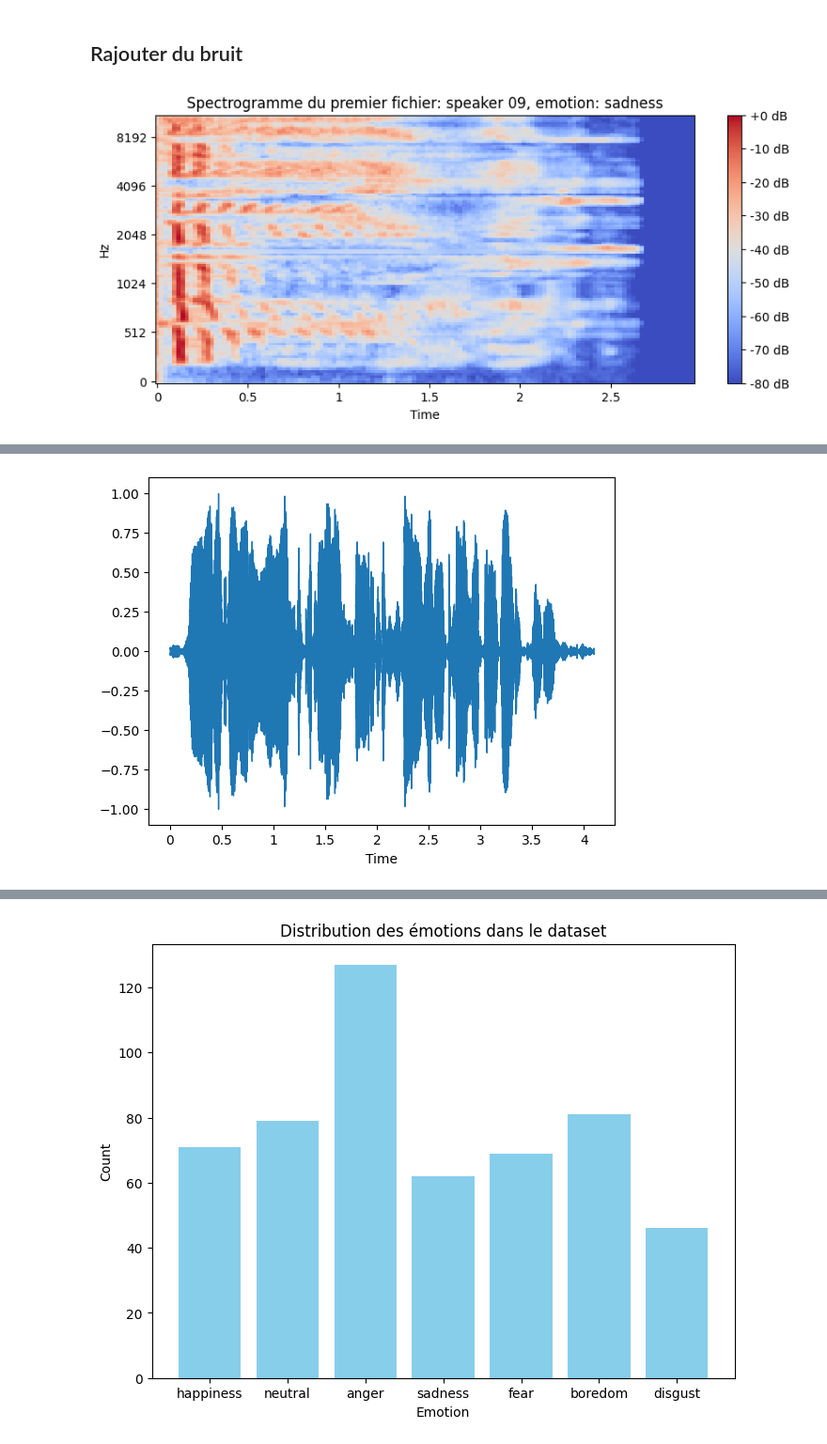
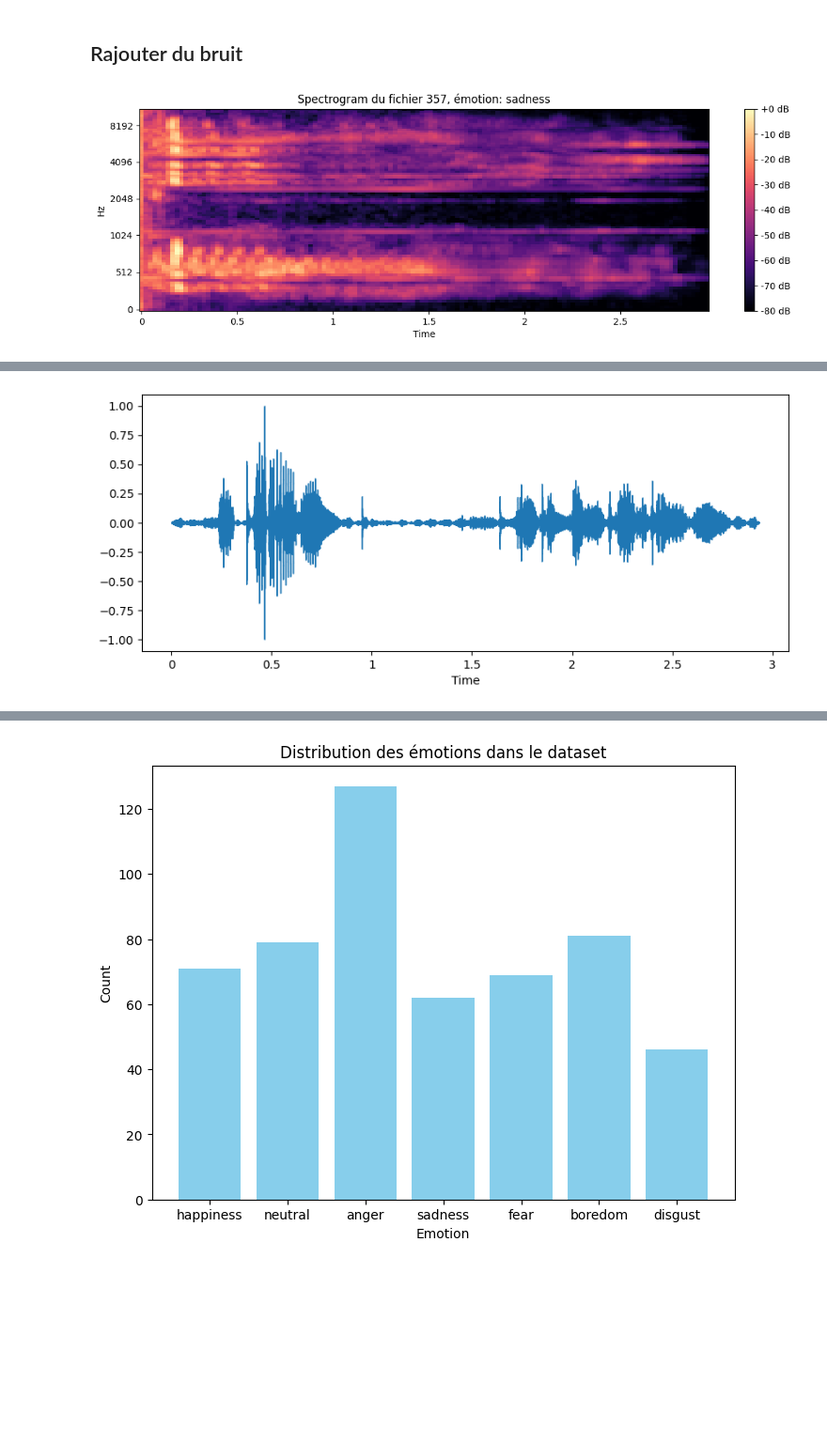
Before and after one commit to suprawall/SpeechRecognition, a Jupyter notebook: 2024_2025_DL_spectro.ipynb, the cells around one changed output, grey strips where cells are left out. Shown at 94% size. Cells and saved outputs as stored; diff of their text form; code cells hidden in the pictures; blank space fills up the shorter version.

```diff
--- a/2024_2025_DL_spectro.ipynb
+++ b/2024_2025_DL_spectro.ipynb
@@ -70,6 +62,12 @@ def create_mfcc(data,sr,e):
 # %%
 for audio_file in os.listdir(data_dir):
     audio_path = os.path.join(data_dir, audio_file)
+    y, sr = librosa.load(audio_path, duration=3)  # Load audio and limit to 3 seconds
+    spectrogram = librosa.feature.melspectrogram(y=y, sr=sr)
+    spectrogram = librosa.power_to_db(spectrogram, ref=np.max)
+    # Transpose the spectrogram to have the shape (timesteps, n_mels)
+    spectrogram = spectrogram.T
+    audio_data.append(spectrogram)
     speaker = audio_file[0:2]
     text_code = audio_file[2:6]
     emotion = audio_file[6]
@@ -113,20 +111,25 @@ def pitch(data, sampling_rate, pitch_factor=0.7):
     return librosa.effects.pitch_shift(data, sr=sampling_rate, n_steps=pitch_factor)
 # %%
 choix = random.randint(0, 534)
-plt.figure(figsize=(10, 4))
-librosa.display.specshow(audio_data[choix], x_axis='time', y_axis='mel', cmap='coolwarm')
+
 speaker0 = target_labels[choix][0:2]
 emotion0 = emotion_tab[choix]
-plt.colorbar(format='%+2.0f dB')
-plt.title(f'Spectrogramme du premier fichier: speaker {speaker0}, emotion: {emotion0}')
-plt.show()
 
 audio_file0 = os.path.join(data_dir, f'{target_labels[choix]}wav')
 data0, sample_rate = librosa.load(audio_file0, sr=None)
+spectrogram = librosa.feature.melspectrogram(y=data0, sr=sr)
+spectrogram = librosa.power_to_db(spectrogram, ref=np.max)
+spectrogram = spectrogram.T
+plt.figure(figsize=(14, 4))
+librosa.display.specshow(spectrogram, x_axis='time', y_axis='mel', sr=sr)
+plt.colorbar(format='%+2.0f dB')
+plt.title(f'Spectrogram du fichier {choix}, émotion: {emotion0}')
+plt.show()
+plt.figure(figsize=(10, 4))
 librosa.display.waveshow(y=data0, sr=sample_rate)
 
 Audio(audio_file0)
 # %% [output]
-[figure, old version]
+[figure, new version]
 [interactive output not drawn]
-[figure, old version]
+[figure, new version]
```
Also changed, not shown: parts of 8 cells of this notebook, 6 other files.
